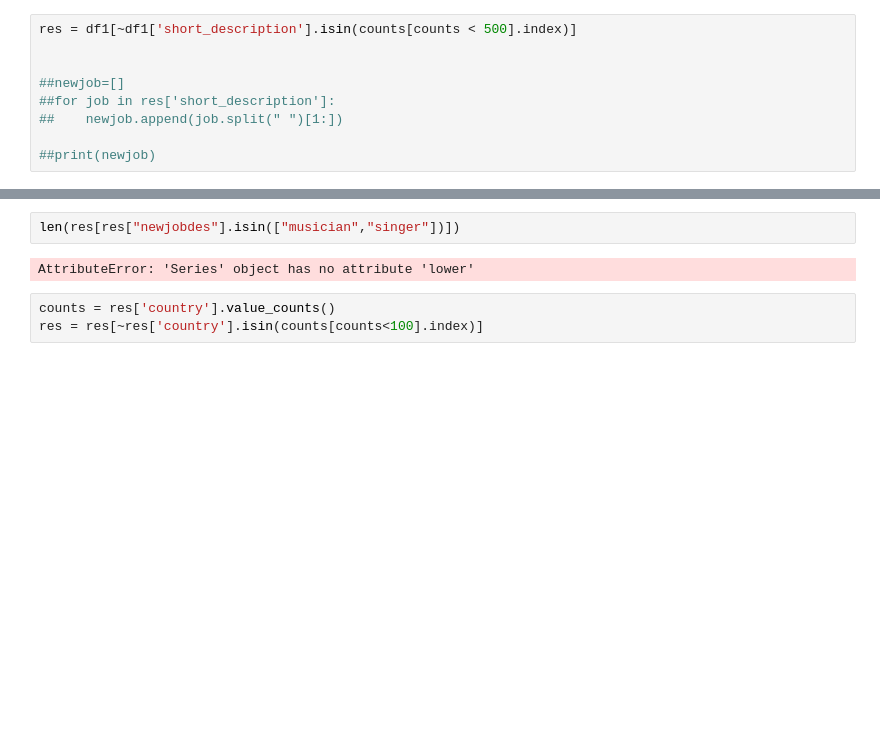
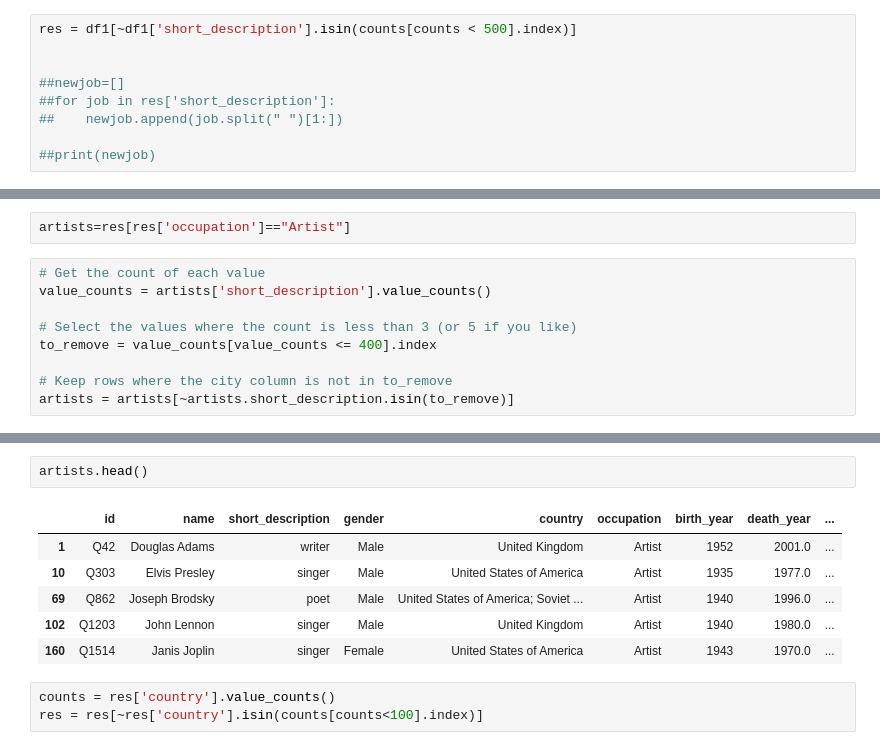
Before and after one commit to Adyto23/First-project-, a Jupyter notebook: death , famous people project .ipynb, the cells around one changed output, grey strips where cells are left out. Saved outputs shown, nothing was run; the diff lists cells and outputs as text; blank space fills up the shorter version.

```diff
--- a/death , famous people project .ipynb
+++ b/death , famous people project .ipynb
@@ -201,0 +211,11 @@ Name: short_description, Length: 53213, dtype: object
+# %%
+artists=res[res['occupation']=="Artist"]
+# %%
+# Get the count of each value
+value_counts = artists['short_description'].value_counts()
+
+# Select the values where the count is less than 3 (or 5 if you like)
+to_remove = value_counts[value_counts <= 400].index
+
+# Keep rows where the city column is not in to_remove
+artists = artists[~artists.short_description.isin(to_remove)]
@@ -231,7 +247,12 @@ Name: newjobdes, Length: 2283, dtype: int64
-# %%
-len(res[res["newjobdes"].isin(["musician","singer"])])
-# %% [output]
-AttributeError: 'Series' object has no attribute 'lower'
+# %%
+artists.head()
+# %% [output]
+|  | id | name | short_description | gender | country | occupation | birth_year | death_year | ... |
+| 1 | Q42 | Douglas Adams | writer | Male | United Kingdom | Artist | 1952 | 2001.0 | ... |
+| 10 | Q303 | Elvis Presley | singer | Male | United States of America | Artist | 1935 | 1977.0 | ... |
+| 69 | Q862 | Joseph Brodsky | poet | Male | United States of America; Soviet ... | Artist | 1940 | 1996.0 | ... |
+| 102 | Q1203 | John Lennon | singer | Male | United Kingdom | Artist | 1940 | 1980.0 | ... |
+| 160 | Q1514 | Janis Joplin | singer | Female | United States of America | Artist | 1943 | 1970.0 | ... |
 # %%
 counts = res['country'].value_counts()
 res = res[~res['country'].isin(counts[counts<100].index)]
```
Also changed, not shown: parts of 34 cells of this notebook, 4 other files.
